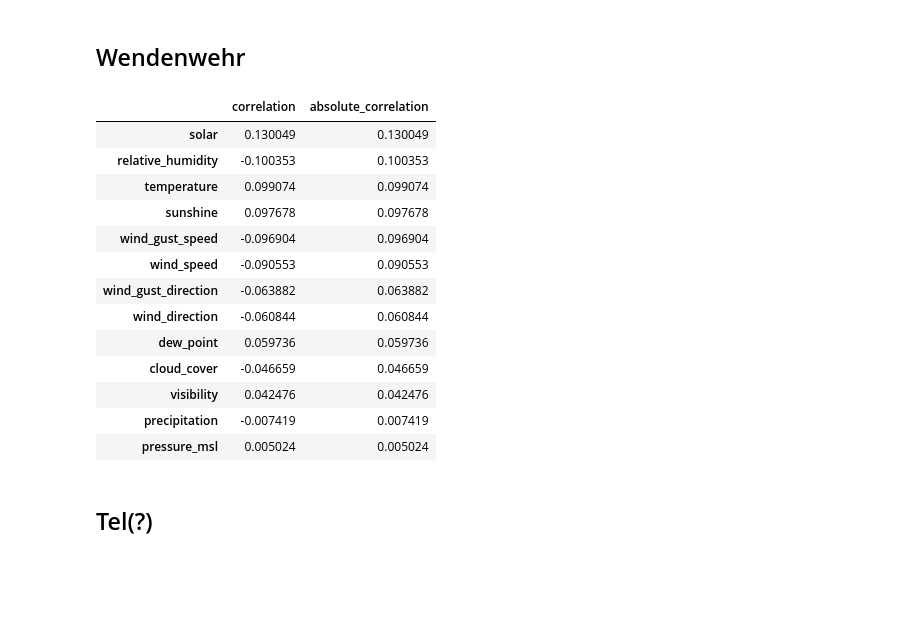
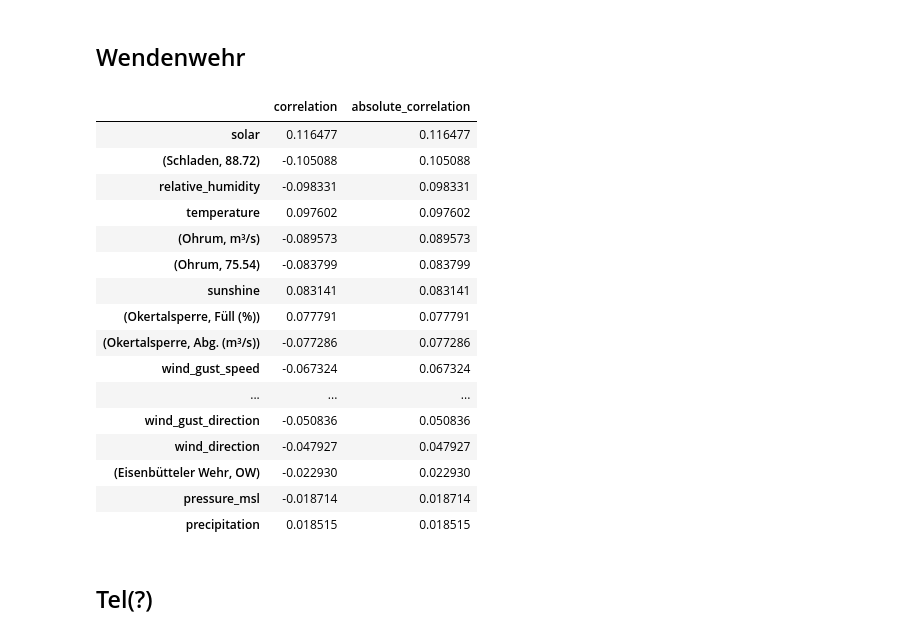
Before and after one commit to AquaStream/waterlevels_oker, a Jupyter notebook: notebooks/EDA/EDA_Tim_other_data.ipynb, the cells around one changed output. Drawn from its saved outputs; the diff is of its cells as text; code cells hidden in the pictures; blank space fills up the shorter version.

```diff
--- a/notebooks/EDA/EDA_Tim_other_data.ipynb
+++ b/notebooks/EDA/EDA_Tim_other_data.ipynb
@@ -590,27 +609,40 @@ petriwehr.sort_values(by="absolute_correlation", ascending=False)
 ## Wendenwehr
 # %%
 wendenwehr = data_full.loc[
-	:, weather_data.columns.to_list() + [("Wendenwehr", "OW")]
+	:,
+	weather_data.columns.to_list()
+	+ [
+		("Okertalsperre", "Füll (%)"),
+		("Okertalsperre", "Abg. (m³/s)"),
+		("Schladen", 88.72),
+		("Ohrum", 75.54),
+		("Ohrum", "m³/s"),
+		("Eisenbütteler Wehr", "OW"),
+		("Wendenwehr", "OW"),
+	],
 ].corr()[[("Wendenwehr", "OW")]]
 wendenwehr = wendenwehr.iloc[:-1]
 wendenwehr = wendenwehr.rename(columns={("Wendenwehr", "OW"): "correlation"})
 wendenwehr.loc[:, "absolute_correlation"] = abs(wendenwehr["correlation"])
 wendenwehr.sort_values(by="absolute_correlation", ascending=False)
 # %% [output]
 |  | correlation | absolute_correlation |
-| solar | 0.130049 | 0.130049 |
-| relative_humidity | -0.100353 | 0.100353 |
-| temperature | 0.099074 | 0.099074 |
-| sunshine | 0.097678 | 0.097678 |
-| wind_gust_speed | -0.096904 | 0.096904 |
-| wind_speed | -0.090553 | 0.090553 |
-| wind_gust_direction | -0.063882 | 0.063882 |
-| wind_direction | -0.060844 | 0.060844 |
-| dew_point | 0.059736 | 0.059736 |
-| cloud_cover | -0.046659 | 0.046659 |
-| visibility | 0.042476 | 0.042476 |
-| precipitation | -0.007419 | 0.007419 |
-| pressure_msl | 0.005024 | 0.005024 |
+| solar | 0.116477 | 0.116477 |
+| (Schladen, 88.72) | -0.105088 | 0.105088 |
+| relative_humidity | -0.098331 | 0.098331 |
+| temperature | 0.097602 | 0.097602 |
+| (Ohrum, m³/s) | -0.089573 | 0.089573 |
+| (Ohrum, 75.54) | -0.083799 | 0.083799 |
+| sunshine | 0.083141 | 0.083141 |
+| (Okertalsperre, Füll (%)) | 0.077791 | 0.077791 |
+| (Okertalsperre, Abg. (m³/s)) | -0.077286 | 0.077286 |
+| wind_gust_speed | -0.067324 | 0.067324 |
+| ... | ... | ... |
+| wind_gust_direction | -0.050836 | 0.050836 |
+| wind_direction | -0.047927 | 0.047927 |
+| (Eisenbütteler Wehr, OW) | -0.022930 | 0.022930 |
+| pressure_msl | -0.018714 | 0.018714 |
+| precipitation | 0.018515 | 0.018515 |
 # %% [markdown]
 ## Tel(?)
 # %%
```
Also changed, not shown: parts of 26 cells of this notebook.
